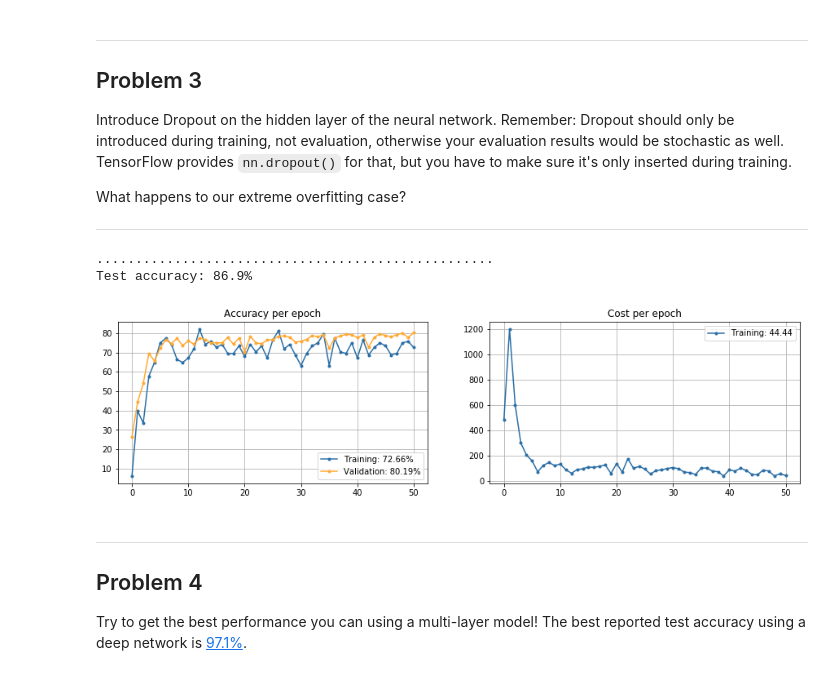
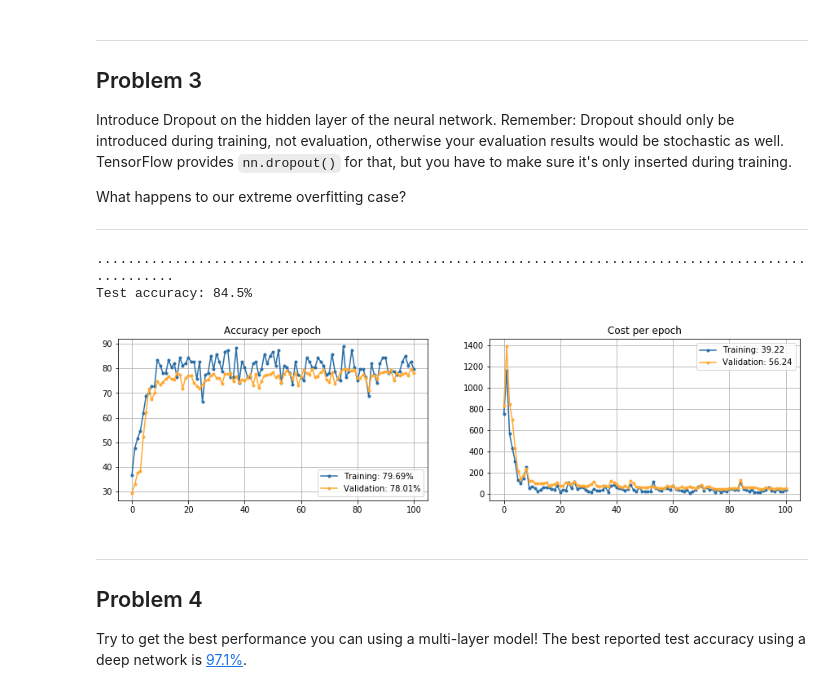
Before and after one commit to dezwier/notebooks, a Jupyter notebook: Tensorflow/3_regularization.ipynb, the cells around one changed output. Cells and saved outputs as stored; diff of their text form; code cells hidden in the pictures.

```diff
--- a/Tensorflow/3_regularization.ipynb
+++ b/Tensorflow/3_regularization.ipynb
@@ -254,26 +275,28 @@ num_batches = 3
 
 with tf.Session(graph=graph) as session:
     tf.global_variables_initializer().run()
-    lossList, accBatch, accValid = [], [], []
+    ltList, lvList, atList, avList = [], [], [], []
     for step in range(num_steps):
         offset = (step * batch_size) % (train_labels.shape[0] - batch_size)
         batch_data = train_dataset[offset:(offset + batch_size), :]
         batch_labels = train_labels[offset:(offset + batch_size), :]
-        feed_dict = {tf_train_dataset : batch_data, tf_train_labels : batch_labels, beta_regul : 1e-3}
-        _, l, predictions = session.run([optimizer, loss, train_prediction], feed_dict=feed_dict)
-        if (step % 2 == 0):
-            lossList.append(l)
-            accBatch.append(accuracy(predictions, batch_labels))
-            accValid.append(accuracy(valid_prediction.eval(), valid_labels))
+        feed = {tf_train_dataset : batch_data, tf_train_labels : batch_labels, beta_regul : 1e-3}
+        session.run(optimizer, feed)
+        if (step % math.floor(num_steps / breaks) == 0):
+            lt, lv, predictions = session.run([lossTrain, lossValid, train_prediction], feed)
+            ltList.append(lt)
+            lvList.append(lv)
+            atList.append(accuracy(predictions, batch_labels))
+            avList.append(accuracy(valid_prediction.eval(), valid_labels))
             print('.', end=""),
     print('\nTest accuracy: %.1f%%' % accuracy(test_prediction.eval(), test_labels))
 # %% [output]
-...................................................
-Test accuracy: 86.9%
+.....................................................................................................
+Test accuracy: 84.5%
-# %%
-viewer(accBatch, accValid, lossList)
-# %% [output]
-[figure, removed]
+# %%
+viewer(atList, avList, ltList, lvList)
+# %% [output]
+[figure, added]
 # %% [markdown]
 ---
 Problem 4
```
Also changed, not shown: parts of 17 cells of this notebook, 1 other file.
